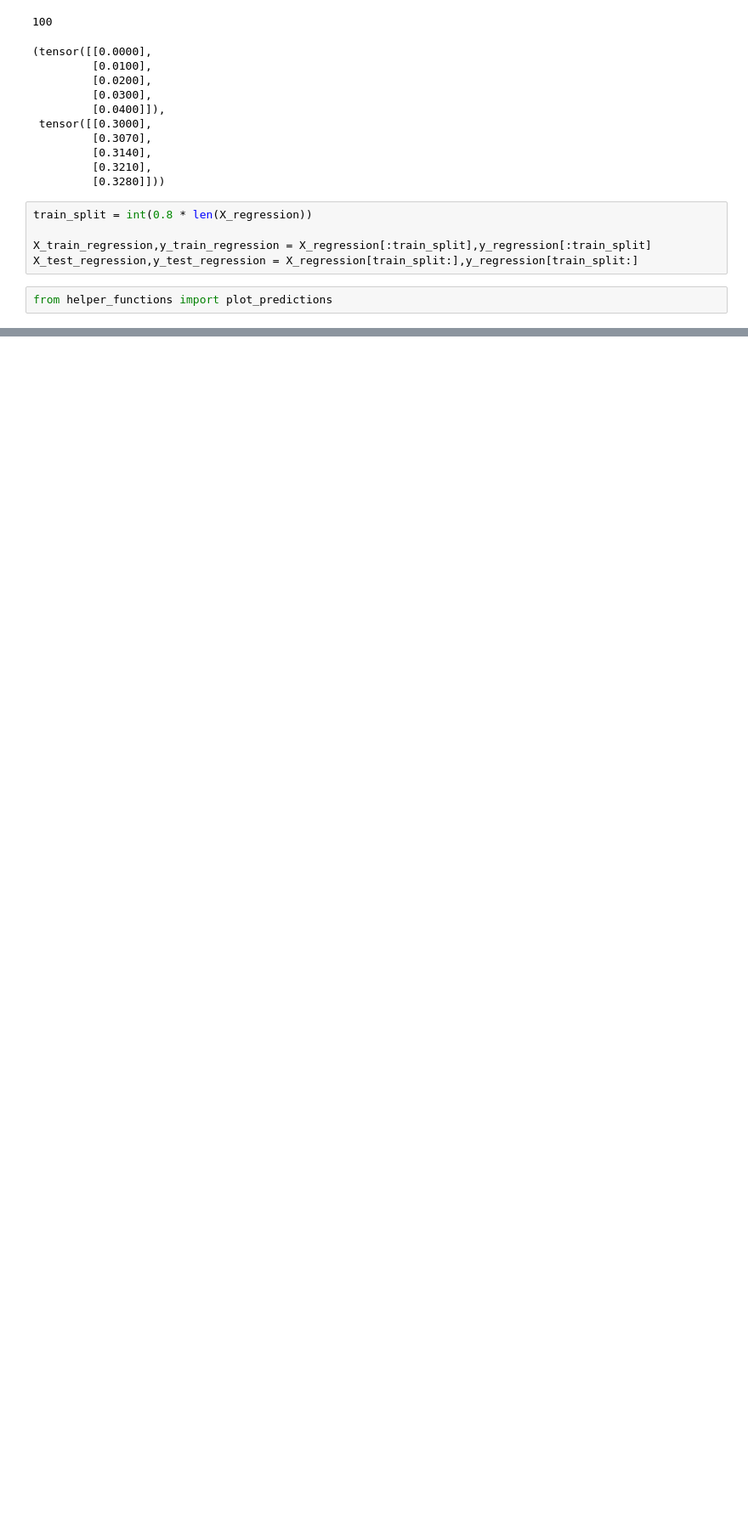
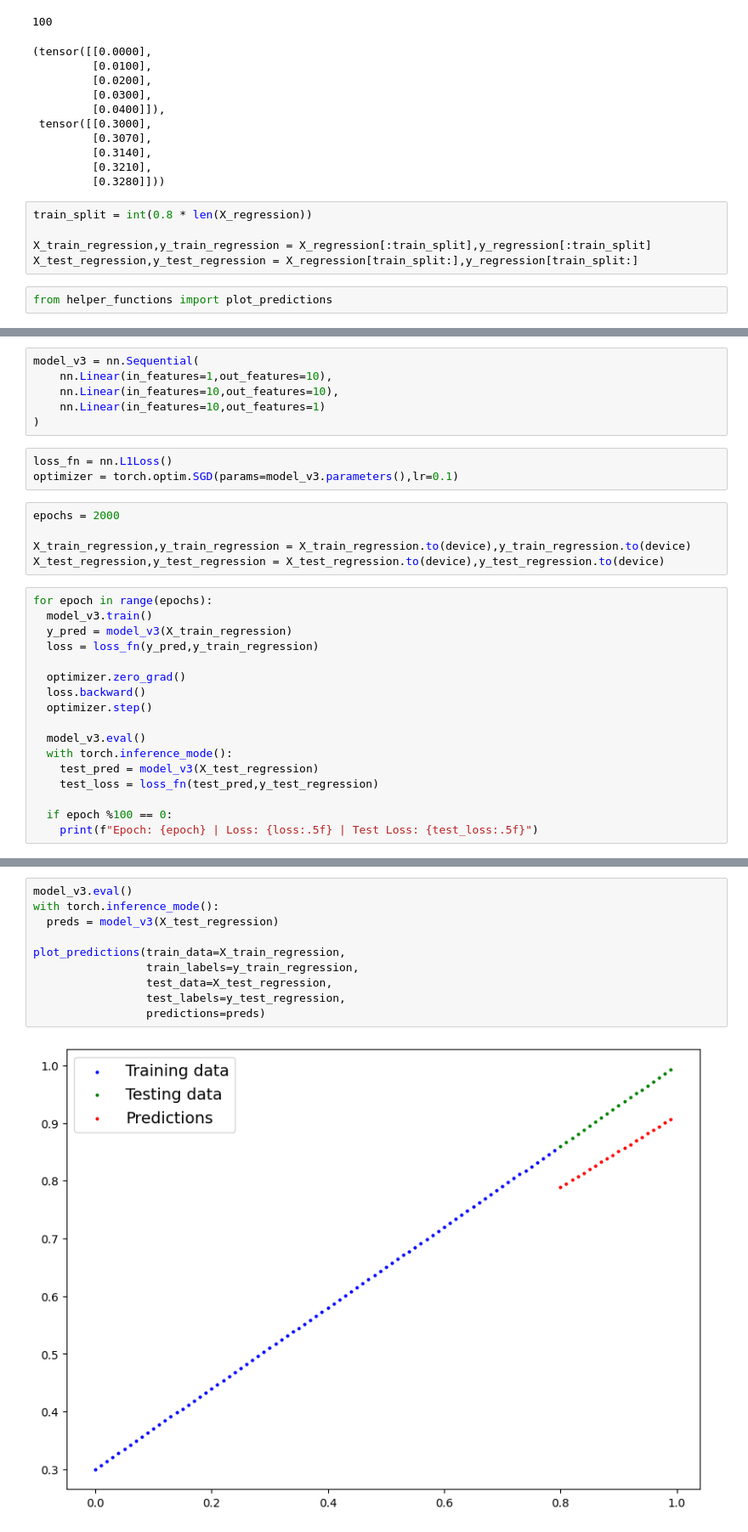
Before and after one commit to SanjaySaatyaki/pytorch_4_ml_dl, a Jupyter notebook: 02_pytorch_classification.ipynb, the cells around one changed output, grey strips where cells are left out. Shown at 85% size. Drawn from its saved outputs; the diff is of its cells as text; blank space fills up the shorter version.

```diff
--- a/02_pytorch_classification.ipynb
+++ b/02_pytorch_classification.ipynb
@@ -412,3 +412,34 @@ plot_predictions(train_data=X_train_regression,
                  test_labels = y_test_regression)
 # %% [output]
 [figure]
+# %%
+model_v3 = nn.Sequential(
+    nn.Linear(in_features=1,out_features=10),
+    nn.Linear(in_features=10,out_features=10),
+    nn.Linear(in_features=10,out_features=1)
+)
+# %%
+loss_fn = nn.L1Loss()
+optimizer = torch.optim.SGD(params=model_v3.parameters(),lr=0.1)
+# %%
+epochs = 2000
+
+X_train_regression,y_train_regression = X_train_regression.to(device),y_train_regression.to(device)
+X_test_regression,y_test_regression = X_test_regression.to(device),y_test_regression.to(device)
+# %%
+for epoch in range(epochs):
+  model_v3.train()
+  y_pred = model_v3(X_train_regression)
+  loss = loss_fn(y_pred,y_train_regression)
+
+  optimizer.zero_grad()
+  loss.backward()
+  optimizer.step()
+
+  model_v3.eval()
+  with torch.inference_mode():
+    test_pred = model_v3(X_test_regression)
+    test_loss = loss_fn(test_pred,y_test_regression)
+
+  if epoch %100 == 0:
+    print(f"Epoch: {epoch} | Loss: {loss:.5f} | Test Loss: {test_loss:.5f}")
@@ -414,0 +467,12 @@ plot_predictions(train_data=X_train_regression,
+# %%
+model_v3.eval()
+with torch.inference_mode():
+  preds = model_v3(X_test_regression)
+
+plot_predictions(train_data=X_train_regression,
+                 train_labels=y_train_regression,
+                 test_data=X_test_regression,
+                 test_labels=y_test_regression,
+                 predictions=preds)
+# %% [output]
+[figure, added]
```
Also changed, not shown: parts of 2 cells of this notebook.
